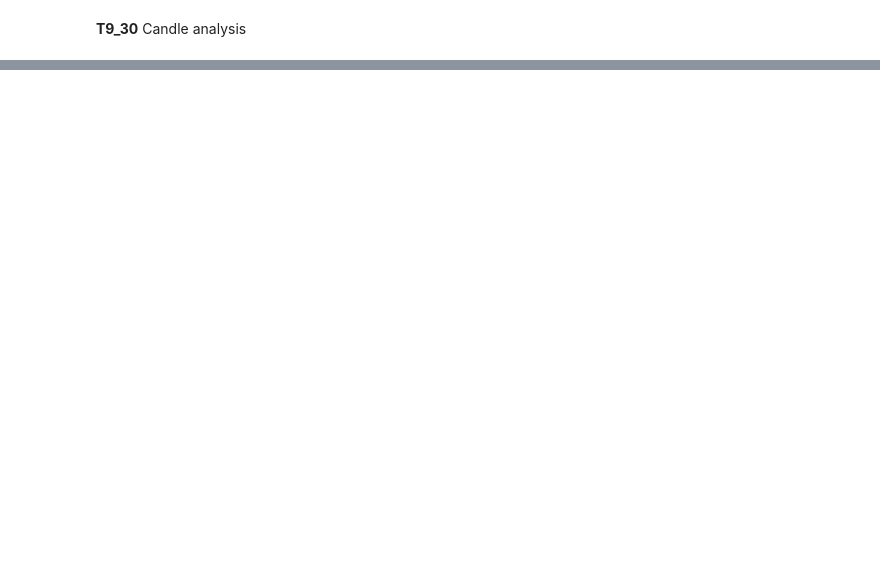
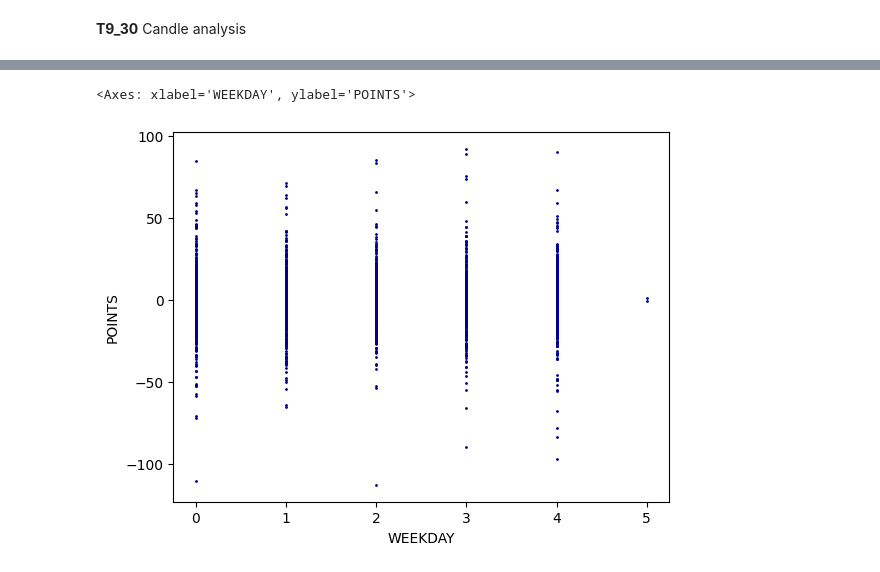
Before and after one commit to kaifahmad/Analytics, a Jupyter notebook: modules/Analytics/pilot.ipynb, the cells around one changed output, grey strips where cells are left out. Saved outputs shown, nothing was run; the diff lists cells and outputs as text; code cells hidden in the pictures; blank space fills up the shorter version.

```diff
--- a/modules/Analytics/pilot.ipynb
+++ b/modules/Analytics/pilot.ipynb
@@ -67,3 +61,8 @@ nifty_15tf_df[nifty_15tf_df["CANDLE"] == "T9_30"].tail(10)
 | 52941 | 2023-08-10T09:30:00+0530 | 19583.40 | 19602.90 | 19571.20 | 19590.45 | 0 | 2023-08-10 | 3 | T9_30 | 7.05 | ... |
 | 52966 | 2023-08-11T09:30:00+0530 | 19490.65 | 19498.75 | 19465.60 | 19476.35 | 0 | 2023-08-11 | 4 | T9_30 | -14.30 | ... |
 | 52991 | 2023-08-14T09:30:00+0530 | 19288.40 | 19308.30 | 19258.20 | 19304.80 | 0 | 2023-08-14 | 0 | T9_30 | 16.40 | ... |
+# %%
+nifty_15tf_df[nifty_15tf_df["CANDLE"] == "T9_45"].plot.scatter(x="WEEKDAY",y = "POINTS",c='DarkBlue',s= 1)
+# %% [output]
+<Axes: xlabel='WEEKDAY', ylabel='POINTS'>
+[figure, added]
```
Also changed, not shown: parts of 3 cells of this notebook, 5 other files.
